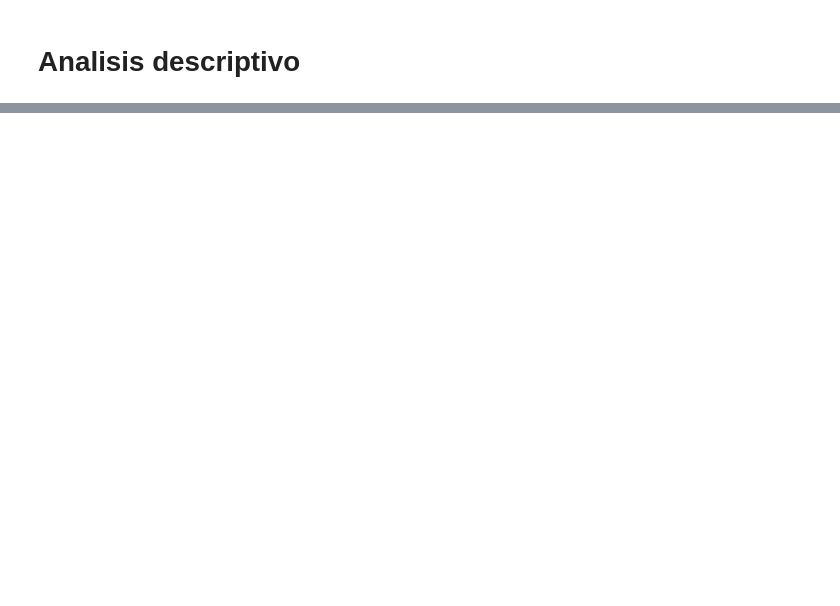
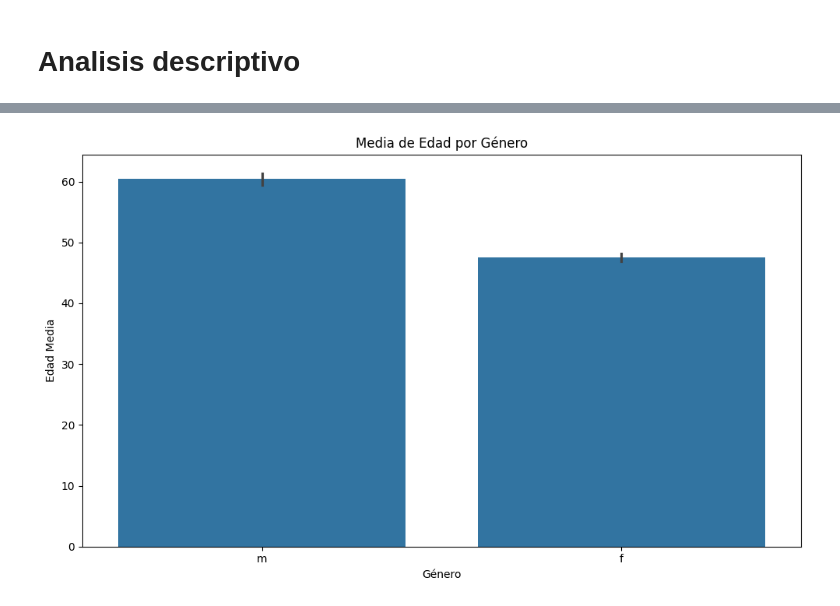
Before and after one commit to JuanBernal13/Metaheuristicas, a Jupyter notebook: Modelo_ML/modelo.ipynb, the cells around one changed output, grey strips where cells are left out. Saved outputs shown, nothing was run; the diff lists cells and outputs as text; code cells hidden in the pictures; blank space fills up the shorter version.

```diff
--- a/Modelo_ML/modelo.ipynb
+++ b/Modelo_ML/modelo.ipynb
@@ -1854,0 +207,11 @@ print("\n=== FIN DE EJECUCIÓN ===")
+# %%
+# Gráfico de barras para media de edad por género
+plt.figure(figsize=(10, 6))
+sns.barplot(data=df, x='SEX', y='AGE', estimator=np.mean)
+plt.title('Media de Edad por Género')
+plt.xlabel('Género')
+plt.ylabel('Edad Media')
+plt.tight_layout()
+plt.show()
+# %% [output]
+[figure, added]
```
Also changed, not shown: parts of 57 cells of this notebook.
